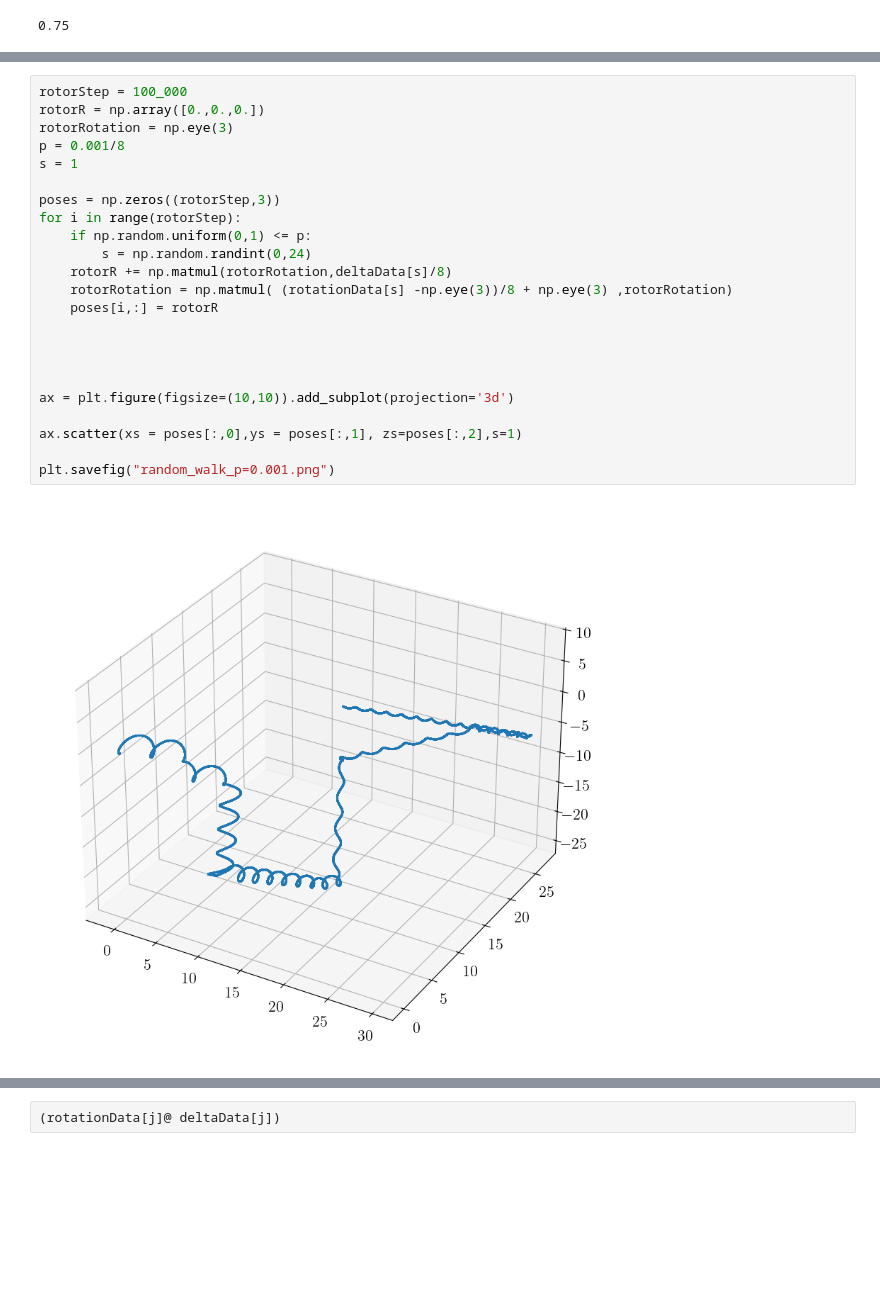
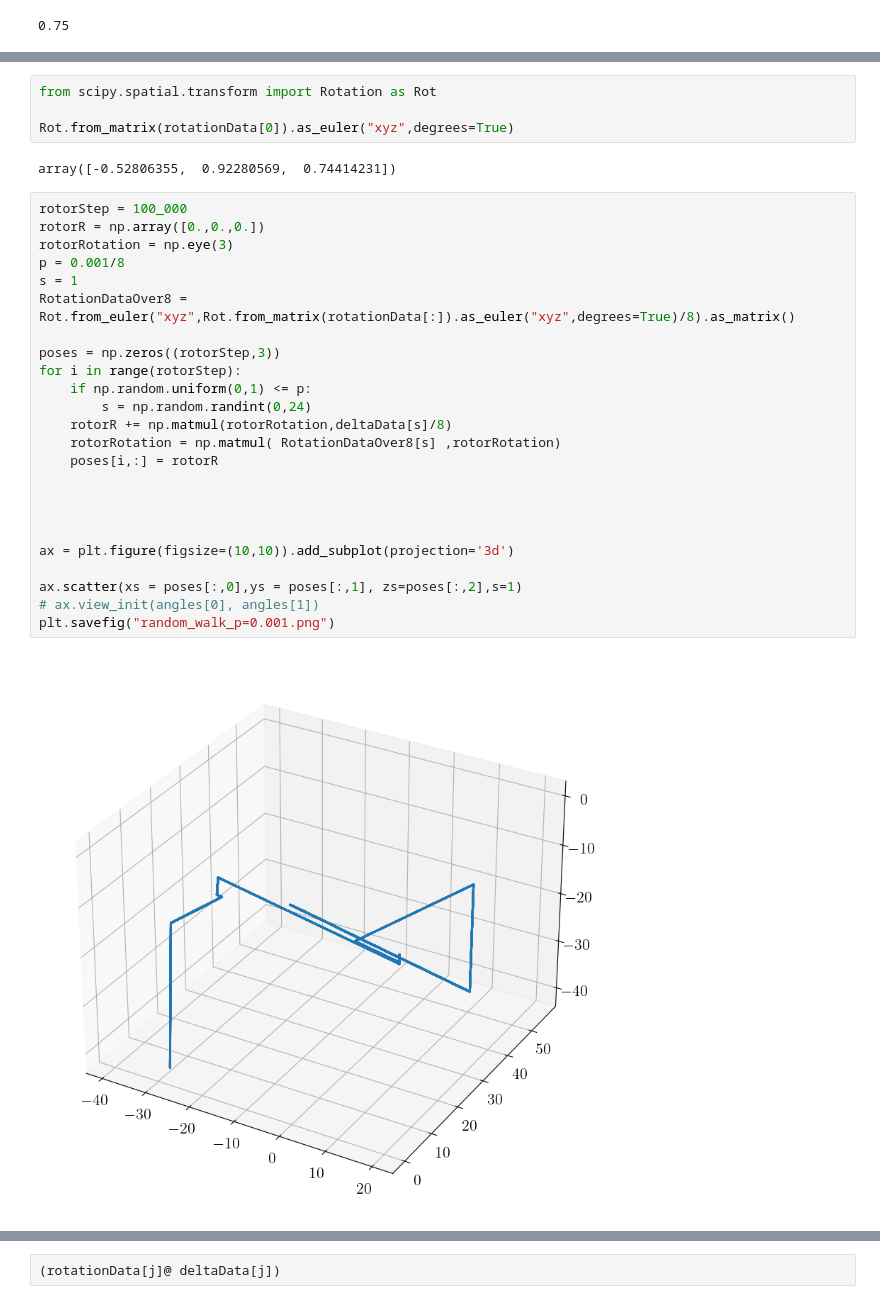
Before and after one commit to alireza-astane/starSwimmer3D, a Jupyter notebook: phase3.ipynb, the cells around one changed output, grey strips where cells are left out. Cells and saved outputs as stored; diff of their text form; blank space fills up the shorter version.

```diff
--- a/phase3.ipynb
+++ b/phase3.ipynb
@@ -183,25 +188,32 @@ np.random.randint(0,8)/8
+# %%
+from scipy.spatial.transform import Rotation as Rot
+
+Rot.from_matrix(rotationData[0]).as_euler("xyz",degrees=True)
+# %% [output]
+array([-0.52806355,  0.92280569,  0.74414231])
 # %%
 rotorStep = 100_000
 rotorR = np.array([0.,0.,0.])
 rotorRotation = np.eye(3)
 p = 0.001/8
 s = 1
+RotationDataOver8 = Rot.from_euler("xyz",Rot.from_matrix(rotationData[:]).as_euler("xyz",degrees=True)/8).as_matrix()
 
 poses = np.zeros((rotorStep,3))
 for i in range(rotorStep):
     if np.random.uniform(0,1) <= p:
         s = np.random.randint(0,24)
     rotorR += np.matmul(rotorRotation,deltaData[s]/8)
-    rotorRotation = np.matmul( (rotationData[s] -np.eye(3))/8 + np.eye(3) ,rotorRotation)
+    rotorRotation = np.matmul( RotationDataOver8[s] ,rotorRotation)
     poses[i,:] = rotorR
 
 
 
 
 ax = plt.figure(figsize=(10,10)).add_subplot(projection='3d')
 
 ax.scatter(xs = poses[:,0],ys = poses[:,1], zs=poses[:,2],s=1)
-
+# ax.view_init(angles[0], angles[1])
 plt.savefig("random_walk_p=0.001.png")
 # %% [output]
-[figure, old version]
+[figure, new version]
```
Also changed, not shown: parts of 3 cells of this notebook, 3 other files.
